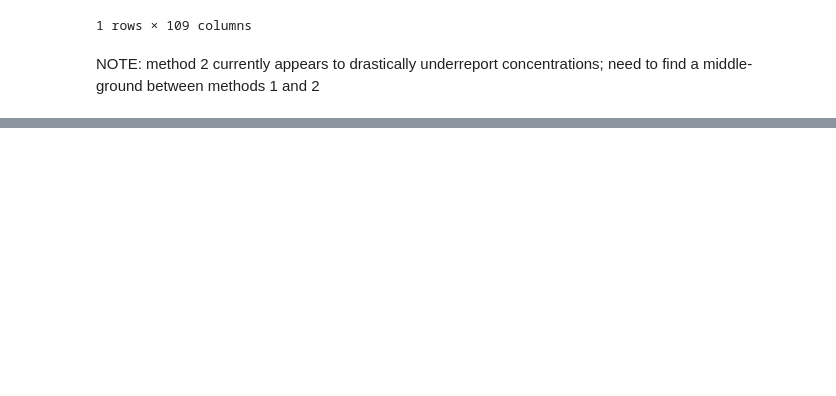
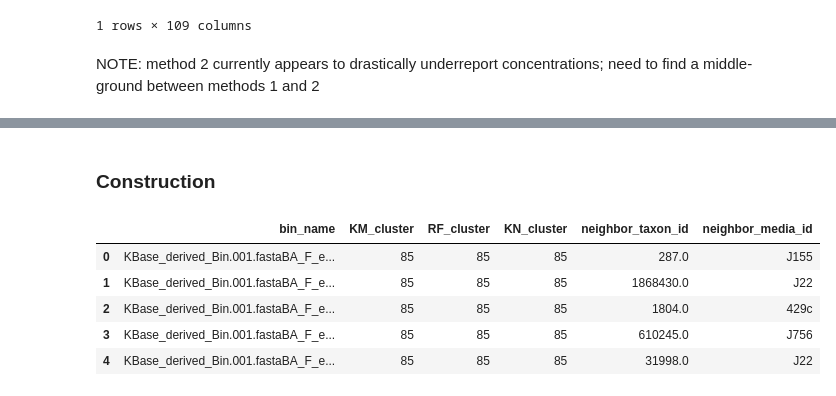
Before and after one commit to giovannellilab/media-prediction, a Jupyter notebook: notebooks/07-Concentration-Mapping.ipynb, the cells around one changed output, grey strips where cells are left out. Saved outputs shown, nothing was run; the diff lists cells and outputs as text; code cells hidden in the pictures; blank space fills up the shorter version.

```diff
--- a/notebooks/07-Concentration-Mapping.ipynb
+++ b/notebooks/07-Concentration-Mapping.ipynb
@@ -331,0 +343,23 @@ NOTE: method 2 currently appears to drastically underreport concentrations; need
+# %% [markdown]
+### Construction
+# %%
+ml_output = pd.read_csv(os.path.join(DATA_DIR, "model", "ml-model-output.csv"))
+
+#df = ml_output.drop(ml_output.columns[0:32], axis=1)
+df = ml_output[["taxon_id", "Test Cluster", "RF Classify", "KNN Classify", "neighbor_taxon_id", "neighbor_media_id"]]
+df = df.rename(columns={
+    "taxon_id": "bin_name",
+    "Test Cluster": "KM_cluster",
+    "RF Classify": "RF_cluster",
+    "KNN Classify": "KN_cluster"
+    #"neighbor_media_id": "media_id"
+})
+
+df.head()
+# %% [output]
+|  | bin_name | KM_cluster | RF_cluster | KN_cluster | neighbor_taxon_id | neighbor_media_id |
+| 0 | KBase_derived_Bin.001.fastaBA_F_e... | 85 | 85 | 85 | 287.0 | J155 |
+| 1 | KBase_derived_Bin.001.fastaBA_F_e... | 85 | 85 | 85 | 1868430.0 | J22 |
+| 2 | KBase_derived_Bin.001.fastaBA_F_e... | 85 | 85 | 85 | 1804.0 | 429c |
+| 3 | KBase_derived_Bin.001.fastaBA_F_e... | 85 | 85 | 85 | 610245.0 | J756 |
+| 4 | KBase_derived_Bin.001.fastaBA_F_e... | 85 | 85 | 85 | 31998.0 | J22 |
```
Also changed, not shown: parts of 9 cells of this notebook.
